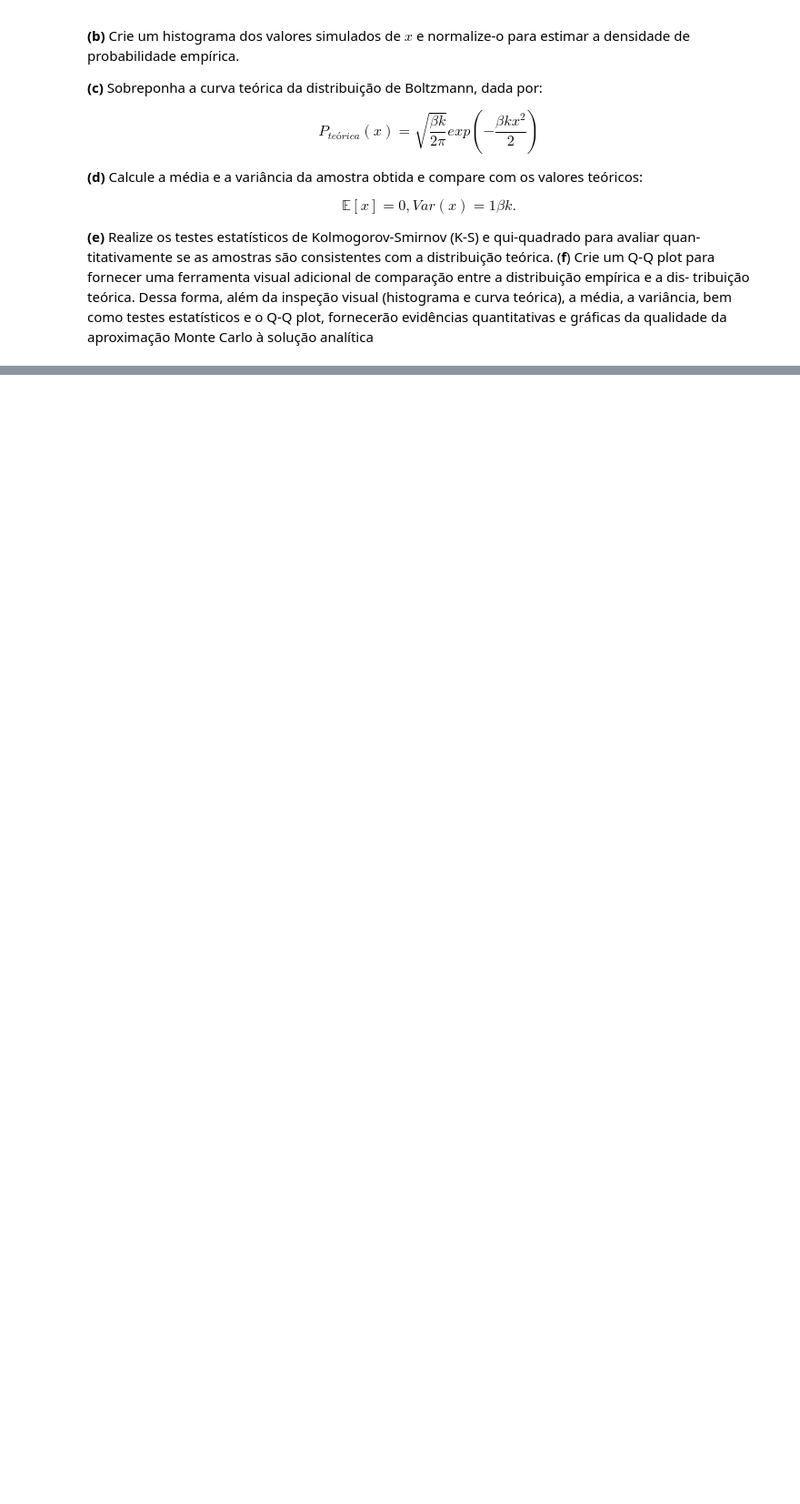
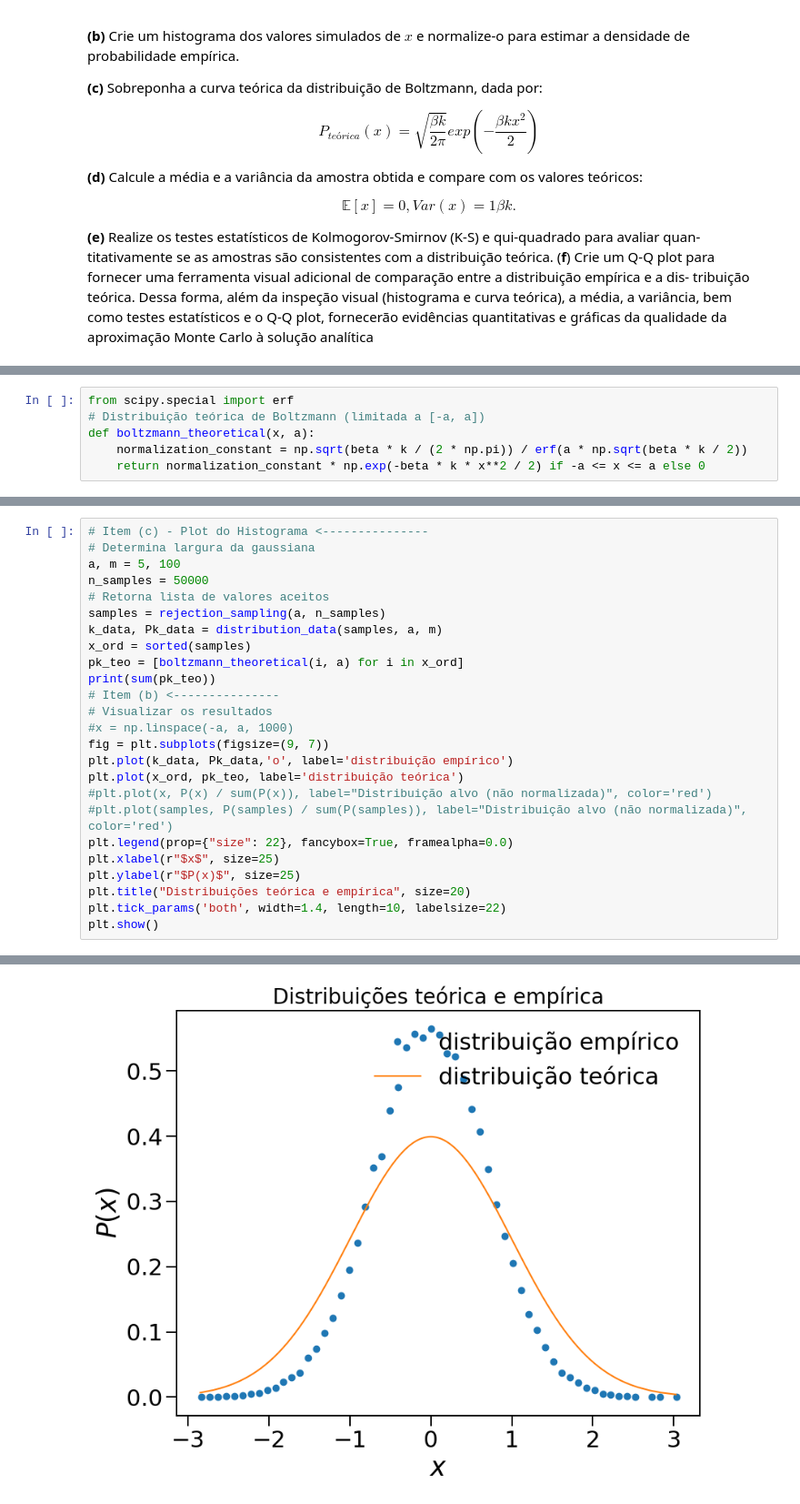
Before and after one commit to JuniorAlencar/TopFisTeo2024.2, a Jupyter notebook: Lista_1/questões/Question1.ipynb, the cells around one changed output, grey strips where cells are left out. Shown at 91% size. Drawn from its saved outputs; the diff is of its cells as text; blank space fills up the shorter version.

```diff
--- a/Lista_1/questões/Question1.ipynb
+++ b/Lista_1/questões/Question1.ipynb
@@ -109,0 +95,6 @@ plt.show()
+# %%
+from scipy.special import erf
+# Distribuição teórica de Boltzmann (limitada a [-a, a])
+def boltzmann_theoretical(x, a):
+    normalization_constant = np.sqrt(beta * k / (2 * np.pi)) / erf(a * np.sqrt(beta * k / 2))
+    return normalization_constant * np.exp(-beta * k * x**2 / 2) if -a <= x <= a else 0
@@ -109,0 +103,26 @@ plt.show()
+# %%
+# Item (c) - Plot do Histograma <---------------
+# Determina largura da gaussiana
+a, m = 5, 100
+n_samples = 50000
+# Retorna lista de valores aceitos
+samples = rejection_sampling(a, n_samples)
+k_data, Pk_data = distribution_data(samples, a, m)
+x_ord = sorted(samples)
+pk_teo = [boltzmann_theoretical(i, a) for i in x_ord]
+print(sum(pk_teo))
+# Item (b) <---------------
+# Visualizar os resultados
+#x = np.linspace(-a, a, 1000)
+fig = plt.subplots(figsize=(9, 7))
+plt.plot(k_data, Pk_data,'o', label='distribuição empírico')
+plt.plot(x_ord, pk_teo, label='distribuição teórica')
+#plt.plot(x, P(x) / sum(P(x)), label="Distribuição alvo (não normalizada)", color='red')
+#plt.plot(samples, P(samples) / sum(P(samples)), label="Distribuição alvo (não normalizada)", color='red')
+plt.legend(prop={"size": 22}, fancybox=True, framealpha=0.0)
+plt.xlabel(r"$x$", size=25)
+plt.ylabel(r"$P(x)$", size=25)
+plt.title("Distribuições teórica e empírica", size=20)
+plt.tick_params('both', width=1.4, length=10, labelsize=22)
+plt.show()
+# %% [output]
@@ -109,0 +130 @@ plt.show()
+[figure, added]
```
Also changed, not shown: parts of 13 cells of this notebook, 3 other files.
